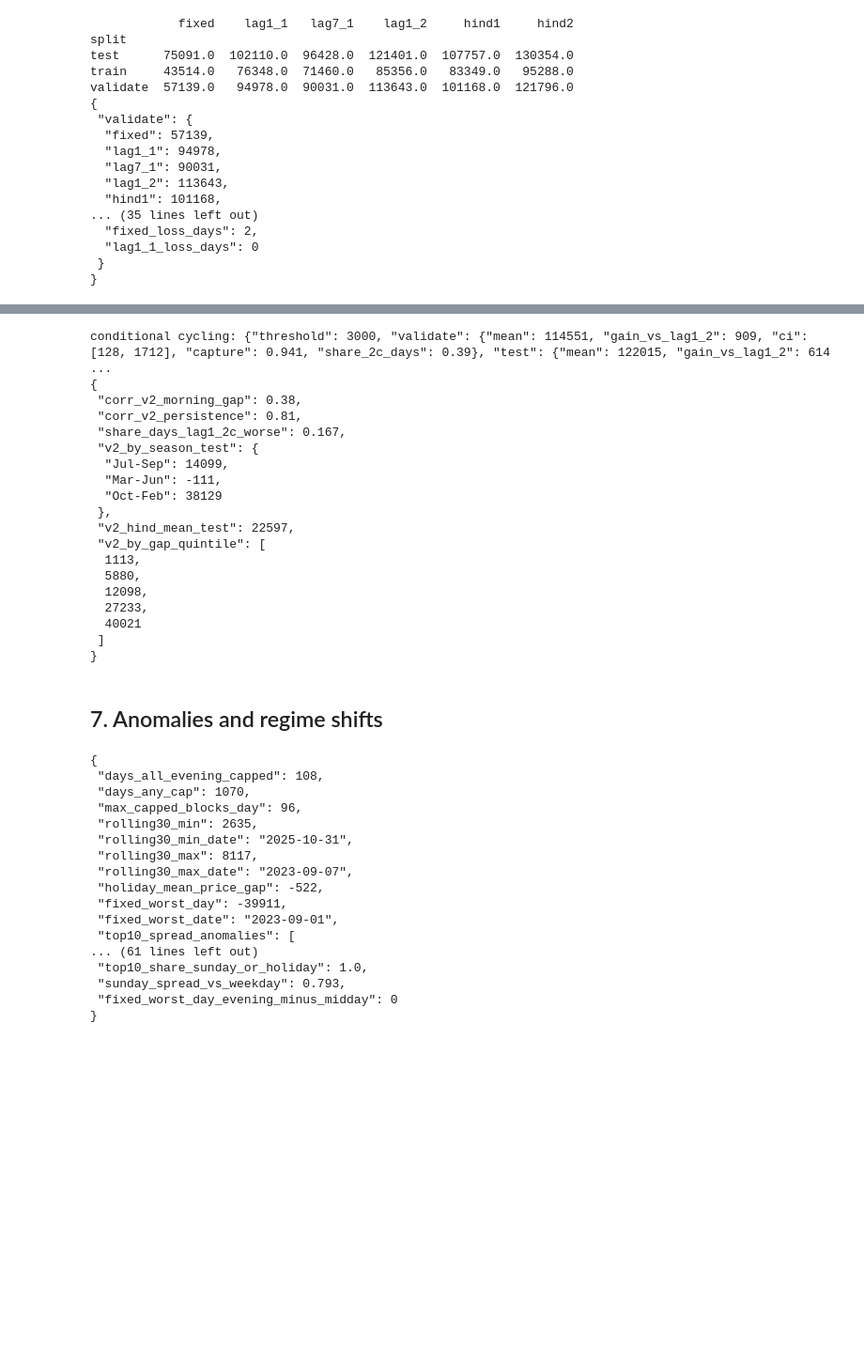
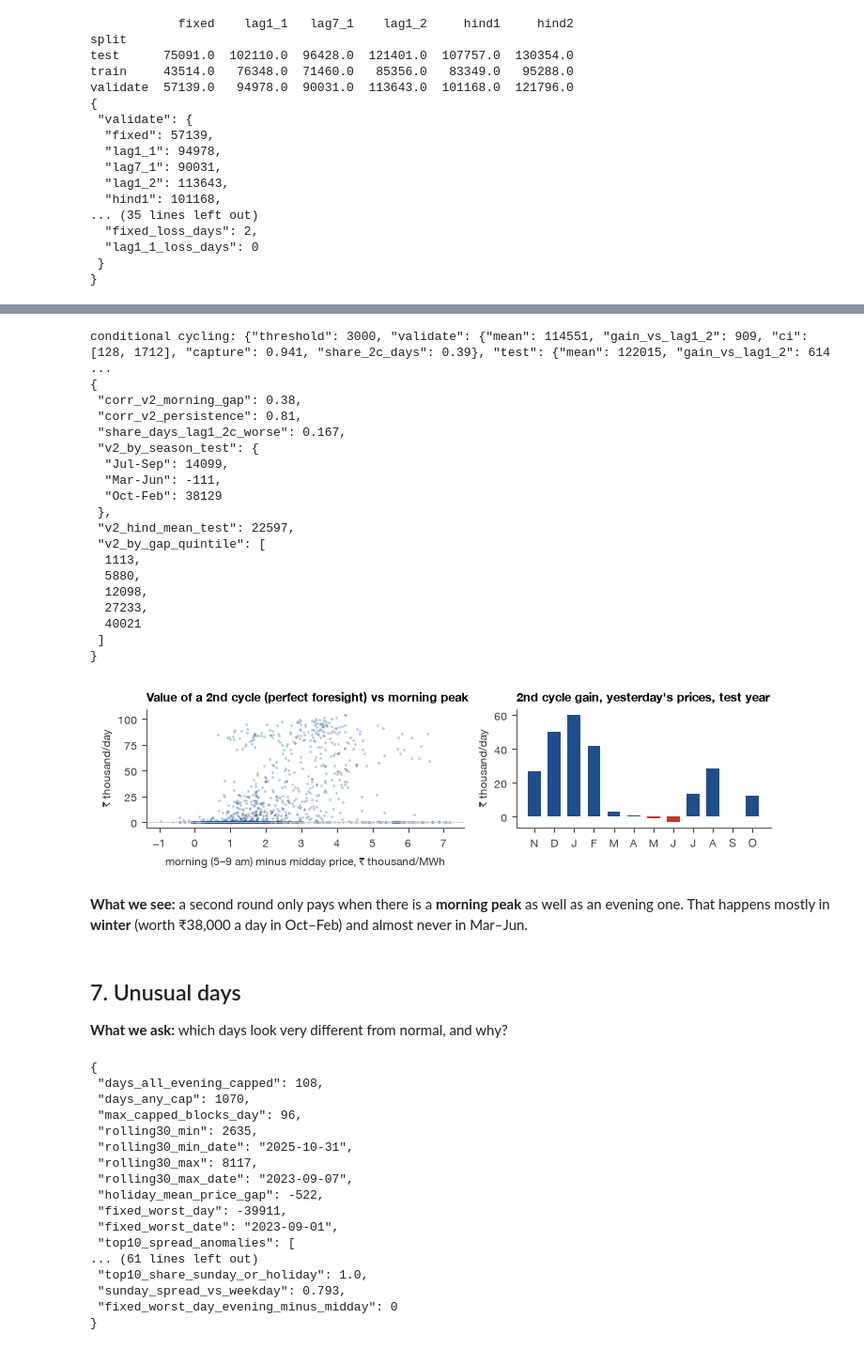
Before and after one commit to vasdevyash/data2decision-hackathon, a Jupyter notebook: notebooks/D01_M3_eda.ipynb, the cells around one changed output, grey strips where cells are left out. Shown at 94% size. Saved outputs shown, nothing was run; the diff lists cells and outputs as text; code cells hidden in the pictures; blank space fills up the shorter version.

```diff
--- a/notebooks/D01_M3_eda.ipynb
+++ b/notebooks/D01_M3_eda.ipynb
@@ -296,36 +327,41 @@ print(json.dumps(M["second_cycle"], indent=1))
 
 fig, axs = plt.subplots(1, 2, figsize=(7.4, 2.15), gridspec_kw={"width_ratios": [1.25, 1]})
 axs[0].scatter(v.morning_midday_gap / 1000, v.v2_hind / 1000, s=4, color=ACC, alpha=0.3, lw=0)
 axs[0].set_xlabel("morning (5–9 am) minus midday price, ₹ thousand/MWh"); axs[0].set_ylabel("₹ thousand/day")
 axs[0].set_title("Value of a 2nd cycle (perfect foresight) vs morning peak"); axs[0].axhline(0, color="0.8", lw=0.6)
 t = R[R.split == "test"]; mo = t.groupby(t.index.month).v2_lag1.mean() / 1000
 order = [11, 12, 1, 2, 3, 4, 5, 6, 7, 8, 9, 10]; mo = mo.reindex(order)
 axs[1].bar(range(12), mo.values, color=[ACC if x > 0 else "#c0392b" for x in mo.values], width=0.65)
 axs[1].set_xticks(range(12)); axs[1].set_xticklabels(["N", "D", "J", "F", "M", "A", "M", "J", "J", "A", "S", "O"])
 axs[1].set_title("2nd cycle gain, yesterday's prices, test year"); axs[1].set_ylabel("₹ thousand/day")
-fig.tight_layout(); fig.savefig(FIG / "m3_second_cycle.png", dpi=250); plt.close(fig)
+fig.tight_layout(); fig.savefig(FIG / "m3_second_cycle.png", dpi=250); plt.show()
 # %% [output]
 conditional cycling: {"threshold": 3000, "validate": {"mean": 114551, "gain_vs_lag1_2": 909, "ci": [128, 1712], "capture": 0.941, "share_2c_days": 0.39}, "test": {"mean": 122015, "gain_vs_lag1_2": 614 ...
 {
  "corr_v2_morning_gap": 0.38,
  "corr_v2_persistence": 0.81,
  "share_days_lag1_2c_worse": 0.167,
  "v2_by_season_test": {
   "Jul-Sep": 14099,
   "Mar-Jun": -111,
   "Oct-Feb": 38129
  },
  "v2_hind_mean_test": 22597,
  "v2_by_gap_quintile": [
   1113,
   5880,
   12098,
   27233,
   40021
  ]
 }
+[figure, added]
-# %% [markdown]
-## 7. Anomalies and regime shifts
+# %% [markdown]
+**What we see:** a second round only pays when there is a **morning peak** as well as an evening one. That happens mostly in **winter** (worth ₹38,000 a day in Oct–Feb) and almost never in Mar–Jun.
+# %% [markdown]
+## 7. Unusual days
+
+**What we ask:** which days look very different from normal, and why?
 # %%
 roll = days.mean_price.rolling(30).mean()
 sp = days.spread; z = (sp - sp.rolling(60, center=True, min_periods=20).median()) / (1.4826 * (sp - sp.rolling(60, center=True, min_periods=20).median()).abs().rolling(60, center=True, min_periods=20).median())
```
Also changed, not shown: parts of 37 cells of this notebook, 3 other files.
